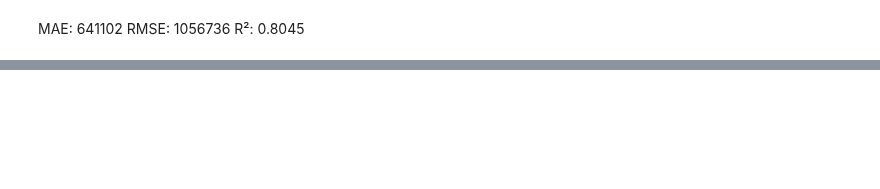
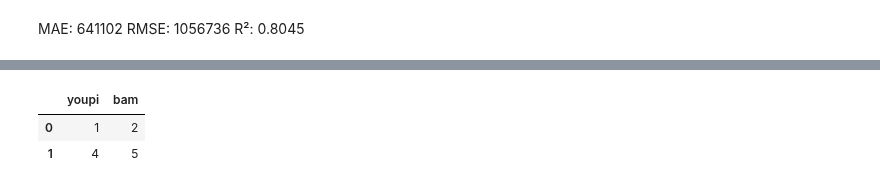
Before and after one commit to SamuelTD/new_is_always_better, a Jupyter notebook: modelisation/victor/arima_Xgboost.ipynb, the cells around one changed output, grey strips where cells are left out. Saved outputs shown, nothing was run; the diff lists cells and outputs as text; code cells hidden in the pictures; blank space fills up the shorter version.

```diff
--- a/modelisation/victor/arima_Xgboost.ipynb
+++ b/modelisation/victor/arima_Xgboost.ipynb
@@ -2027,0 +1809,10 @@ Secondary key: C73YYgXyGlJjSLvxijhHKU9Gxu0NKLdaFzL47UF2Xd2Zp5pfAH0cJQQJ99BDAAAAA
+# %%
+dftest = pd.DataFrame(columns=["youpi", "bam"])
+dftest2 = pd.DataFrame(data=[[1,2]],columns=["youpi", "bam"])
+dftest3 = pd.DataFrame(data=[[1,2],[4,5]],columns=["youpi", "bam"])
+# %%
+dftest3
+# %% [output]
+|  | youpi | bam |
+| 0 | 1 | 2 |
+| 1 | 4 | 5 |
```
Also changed, not shown: parts of 35 cells of this notebook, 17 other files.
